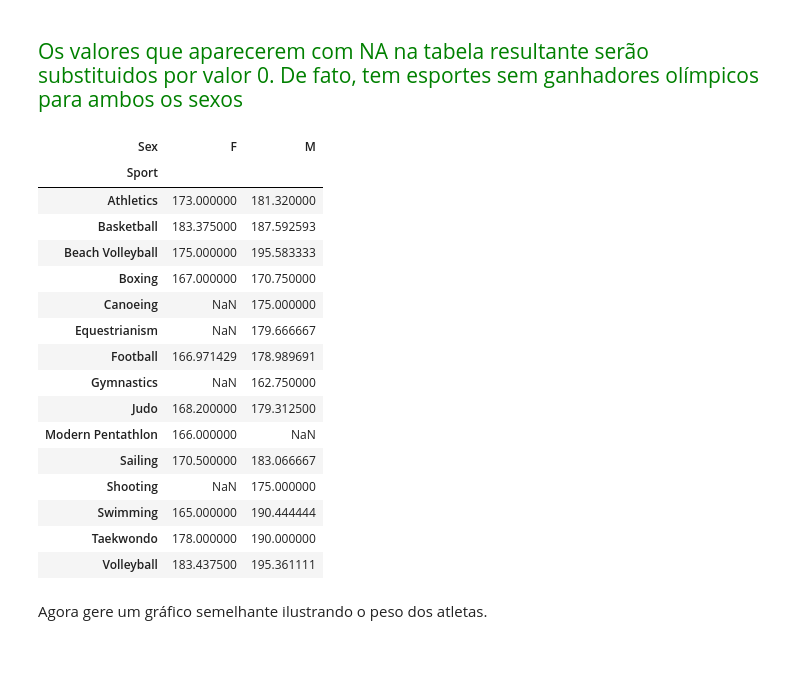
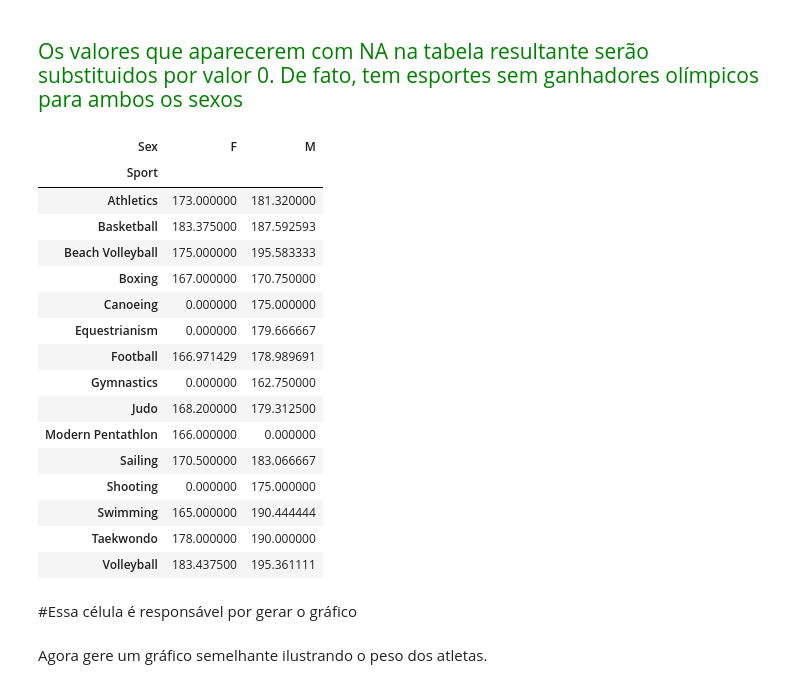
Before and after one commit to VictorBTaveira/Projeto-DataViz, a Jupyter notebook: Projeto_Dataviz.ipynb, the cells around one changed output. Saved outputs shown, nothing was run; the diff lists cells and outputs as text; code cells hidden in the pictures; blank space fills up the shorter version.

```diff
--- a/Projeto_Dataviz.ipynb
+++ b/Projeto_Dataviz.ipynb
@@ -83,28 +83,34 @@ Gere um gráfico de barras contendo os diferentes esportes no eixo X e a altura
 # %% [markdown]
 <br><span style = 'color: green; font-size: 1.4em'> Os valores que aparecerem com NA na tabela resultante serão substituidos por valor 0. De fato, tem esportes sem ganhadores olímpicos para ambos os sexos </span>
 # %%
+
+#Aqui é criada a tabela com os valores médios de altura e sexo
+#dos ganhadores olímpicos
 df_teste_altura_sexo = df_brasil_med.groupby(['Sex', 'Sport'])['Height'].mean()
 df_teste_altura_sexo = df_teste_altura_sexo.unstack('Sex')
 
+df_teste_altura_sexo.fillna(0, inplace = True)
 df_teste_altura_sexo
 # %% [output]
 | Sex | F | M |
 | Sport |  |  |
 | Athletics | 173.000000 | 181.320000 |
 | Basketball | 183.375000 | 187.592593 |
 | Beach Volleyball | 175.000000 | 195.583333 |
 | Boxing | 167.000000 | 170.750000 |
-| Canoeing | NaN | 175.000000 |
-| Equestrianism | NaN | 179.666667 |
+| Canoeing | 0.000000 | 175.000000 |
+| Equestrianism | 0.000000 | 179.666667 |
 | Football | 166.971429 | 178.989691 |
-| Gymnastics | NaN | 162.750000 |
+| Gymnastics | 0.000000 | 162.750000 |
 | Judo | 168.200000 | 179.312500 |
-| Modern Pentathlon | 166.000000 | NaN |
+| Modern Pentathlon | 166.000000 | 0.000000 |
 | Sailing | 170.500000 | 183.066667 |
-| Shooting | NaN | 175.000000 |
+| Shooting | 0.000000 | 175.000000 |
 | Swimming | 165.000000 | 190.444444 |
 | Taekwondo | 178.000000 | 190.000000 |
 | Volleyball | 183.437500 | 195.361111 |
+# %% [markdown]
+#Essa célula é responsável por gerar o gráfico
 # %% [markdown]
 Agora gere um gráfico semelhante ilustrando o peso dos atletas.
 # %% [markdown]
```
